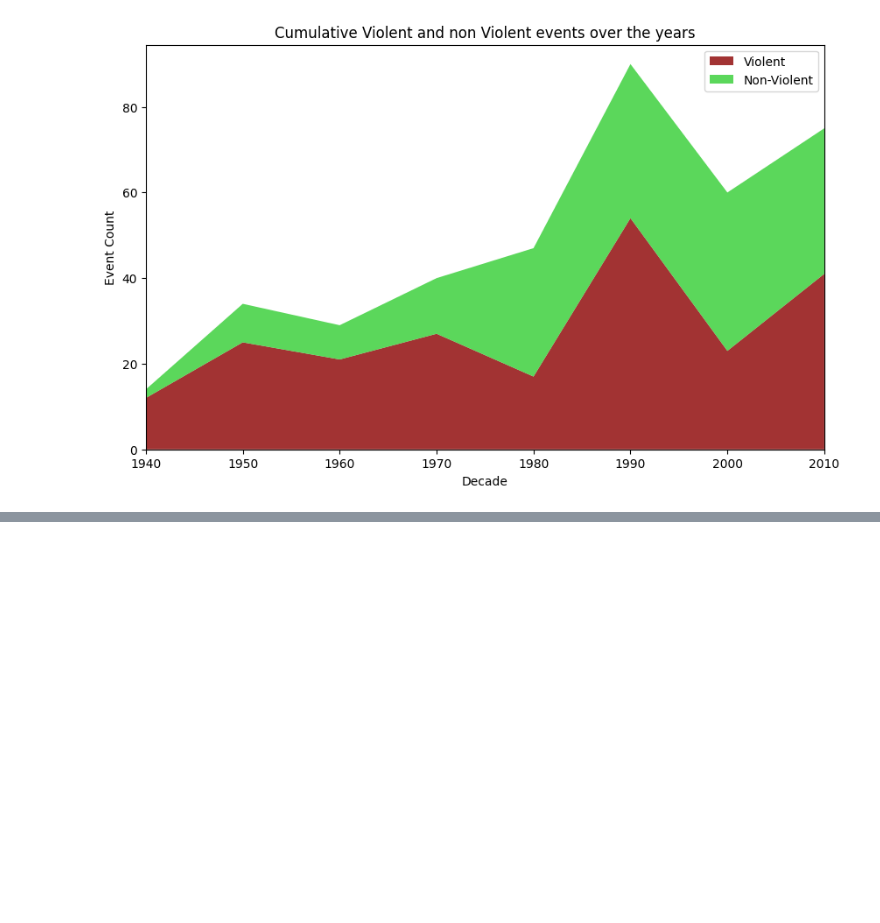
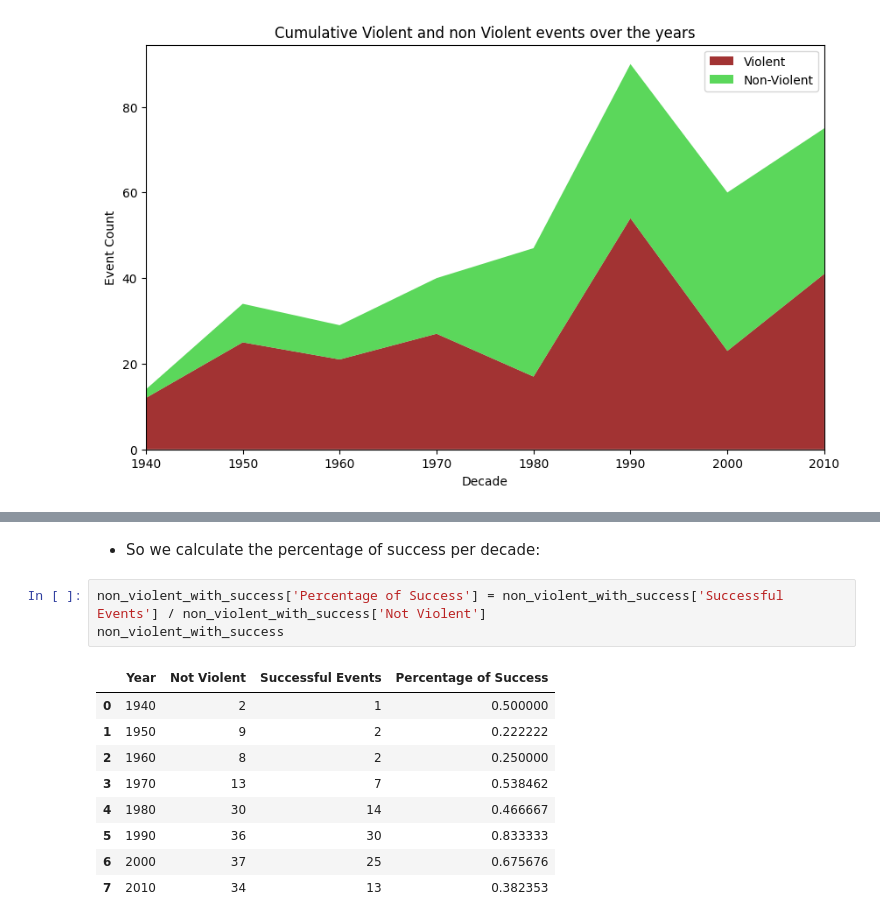
Before and after one commit to Mike-gag/WhyCivilResistanceWorks, a Jupyter notebook: WhyCivilResistanceWorks_gaganis_8200234.ipynb, the cells around one changed output, grey strips where cells are left out. Saved outputs shown, nothing was run; the diff lists cells and outputs as text; blank space fills up the shorter version.

```diff
--- a/WhyCivilResistanceWorks_gaganis_8200234.ipynb
+++ b/WhyCivilResistanceWorks_gaganis_8200234.ipynb
@@ -162,0 +199,15 @@ plt.show()
+# %% [markdown]
+* So we calculate the percentage of success per decade:
+# %%
+non_violent_with_success['Percentage of Success'] = non_violent_with_success['Successful Events'] / non_violent_with_success['Not Violent']
+non_violent_with_success
+# %% [output]
+|  | Year | Not Violent | Successful Events | Percentage of Success |
+| 0 | 1940 | 2 | 1 | 0.500000 |
+| 1 | 1950 | 9 | 2 | 0.222222 |
+| 2 | 1960 | 8 | 2 | 0.250000 |
+| 3 | 1970 | 13 | 7 | 0.538462 |
+| 4 | 1980 | 30 | 14 | 0.466667 |
+| 5 | 1990 | 36 | 30 | 0.833333 |
+| 6 | 2000 | 37 | 25 | 0.675676 |
+| 7 | 2010 | 34 | 13 | 0.382353 |
```
Also changed, not shown: parts of 7 cells of this notebook.
